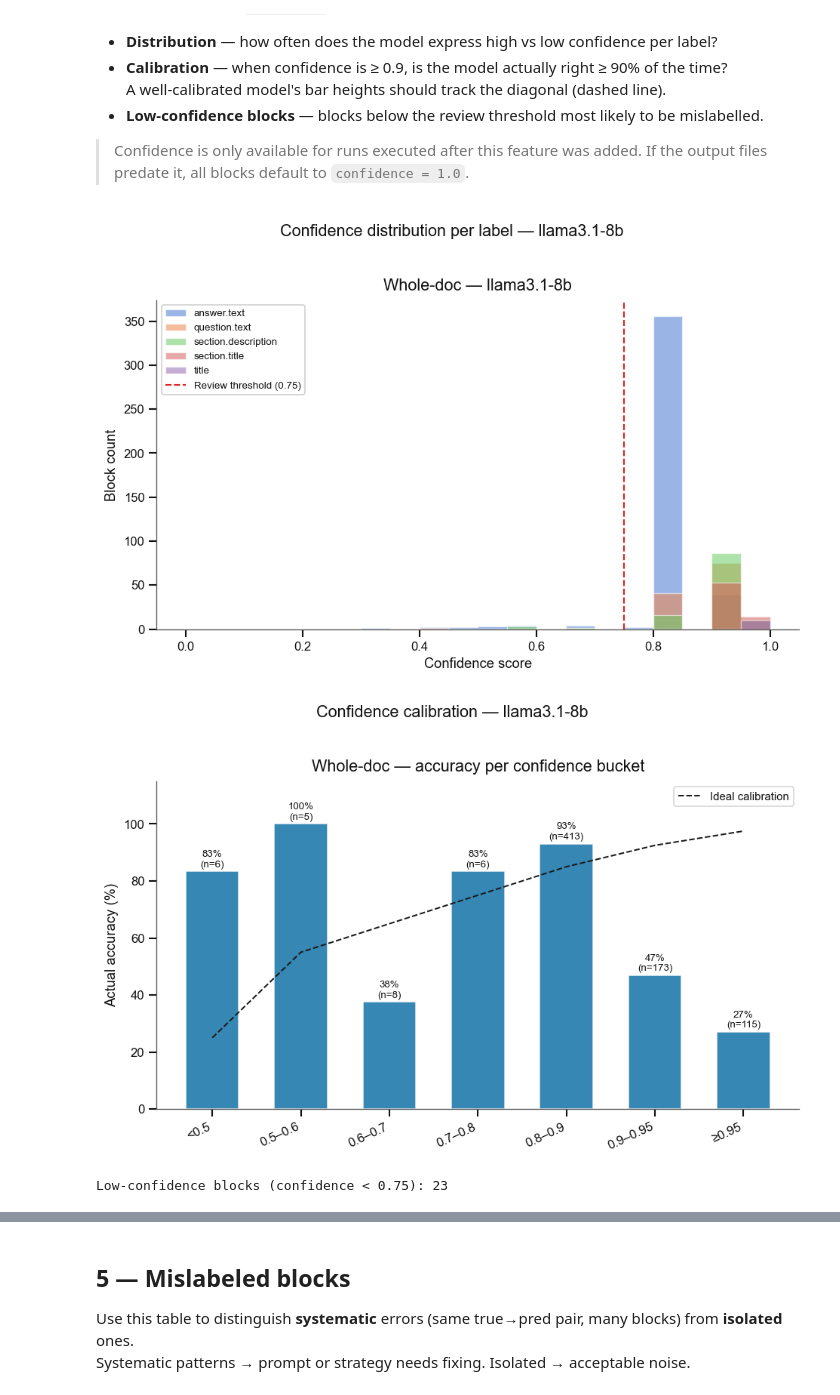
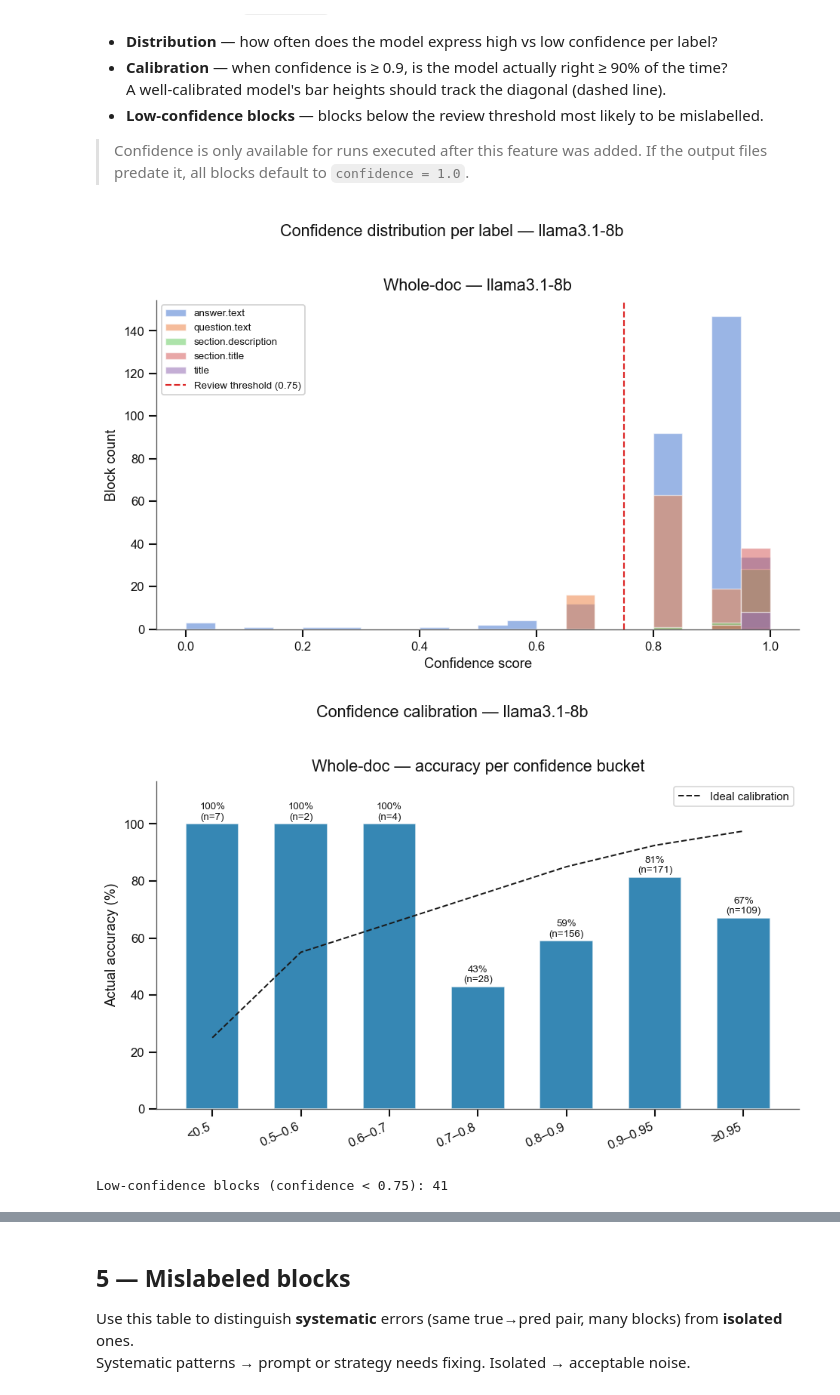
Before and after one commit to fairdataihub/dmpbridge, a Jupyter notebook: notebooks/004_llama3.1-8b.ipynb, the cells around one changed output, grey strips where cells are left out. Cells and saved outputs as stored; diff of their text form; code cells hidden in the pictures.

```diff
--- a/notebooks/004_llama3.1-8b.ipynb
+++ b/notebooks/004_llama3.1-8b.ipynb
@@ -26,6 +26,8 @@
 # %%
 MODEL_NAME    = "llama3.1-8b"
 MODEL_DISPLAY = "llama3.1:8b"
+TAG           = "llama3.1-8b_pdfplumber_whole_doc"
+EXCLUDE       = [1, 2]          # samples used for prompt development — excluded from eval
 COLOR         = "#0369a1"
 CMAP          = "Blues"
 # %%
@@ -52,11 +54,11 @@ plt.rcParams.update({
     "figure.dpi":120,
 })
 
-df, conf, errs = load_method(f"{MODEL_NAME}_whole_doc")
+df, conf, errs = load_method(TAG, exclude=EXCLUDE)
 
 if df is None or df.empty:
-    print(f"No results found — run: dmpbridge-experiment experiments/llama3.1-8b-wholedoc.yaml")
+    print(f"No results found — run: dmpbridge-wholedoc --model llama3.1:8b --extractor pdfplumber")
 else:
     tc, tn = int(df["correct"].sum()), int(df["total"].sum())
-    print(f"Whole-doc ({MODEL_NAME}_whole_doc) : {tc}/{tn} ({tc/tn*100:.1f}%)")
+    print(f"Whole-doc ({TAG}) : {tc}/{tn} ({tc/tn*100:.1f}%)  [samples {EXCLUDE} excluded]")
 # %% [output]
@@ -216,12 +216,11 @@ from dmpbridge.evaluation.evaluate import load_confidence, confidence_calibratio
 
 REVIEW_THRESHOLD = 0.75
 
-conf_df = load_confidence(f"{MODEL_NAME}_whole_doc")
+conf_df = load_confidence(TAG, exclude=EXCLUDE)
 
 if conf_df.empty:
     print("No confidence data found — run the experiment first.")
 else:
-    # ── 1. Confidence distribution per label ──────────────────────────────────
     fig, ax = plt.subplots(figsize=(8, 5))
     for lbl, grp in conf_df.groupby("label"):
         ax.hist(grp["confidence"], bins=20, range=(0, 1),
@@ -235,36 +234,34 @@ else:
     sns.despine(ax=ax)
     plt.suptitle(f"Confidence distribution per label — {MODEL_NAME}", fontsize=13, y=1.02)
     plt.tight_layout(); plt.show()
 
-    # ── 2. Calibration plot ───────────────────────────────────────────────────
     fig, ax = plt.subplots(figsize=(8, 5))
     cal = confidence_calibration_df(conf_df)
     bars = ax.bar(range(len(cal)), cal["accuracy"] * 100,
                   color=COLOR, alpha=0.8, edgecolor="white", width=0.6)
     for bar, row in zip(bars, cal.itertuples()):
         if row.count > 0:
             ax.text(bar.get_x() + bar.get_width() / 2, bar.get_height() + 0.8,
                     f"{row.accuracy*100:.0f}%\n(n={row.count})",
                     ha="center", va="bottom", fontsize=8)
     ax.plot(range(len(cal)), cal["mid"].astype(float) * 100, "k--", linewidth=1.2,
             label="Ideal calibration", zorder=5)
     ax.set_xticks(range(len(cal)))
     ax.set_xticklabels(cal["bucket_label"], rotation=25, ha="right")
     ax.set_ylim(0, 115); ax.set_ylabel("Actual accuracy (%)")
     ax.set_title(f"Whole-doc — accuracy per confidence bucket", pad=8)
     ax.legend(fontsize=9); sns.despine(ax=ax)
     plt.suptitle(f"Confidence calibration — {MODEL_NAME}", fontsize=13, y=1.02)
     plt.tight_layout(); plt.show()
 
-    # ── 3. Low-confidence blocks ──────────────────────────────────────────────
     low = conf_df[conf_df["confidence"] < REVIEW_THRESHOLD].sort_values("confidence")
     print(f"\nLow-confidence blocks (confidence < {REVIEW_THRESHOLD}): {len(low)}")
     if not low.empty:
         pd.set_option("display.max_colwidth", 90)
         display(low[["sample", "page", "confidence", "label", "gold_label", "correct", "text"]]
                 .reset_index(drop=True))
 # %% [output]
-[figure, old version]
+[figure, new version]
-[figure, old version]
+[figure, new version]
-Low-confidence blocks (confidence < 0.75): 23
+Low-confidence blocks (confidence < 0.75): 41
 |  | sample | page | confidence | label | gold_label | correct | text |
```
Also changed, not shown: parts of 8 cells of this notebook, 21 other files.
